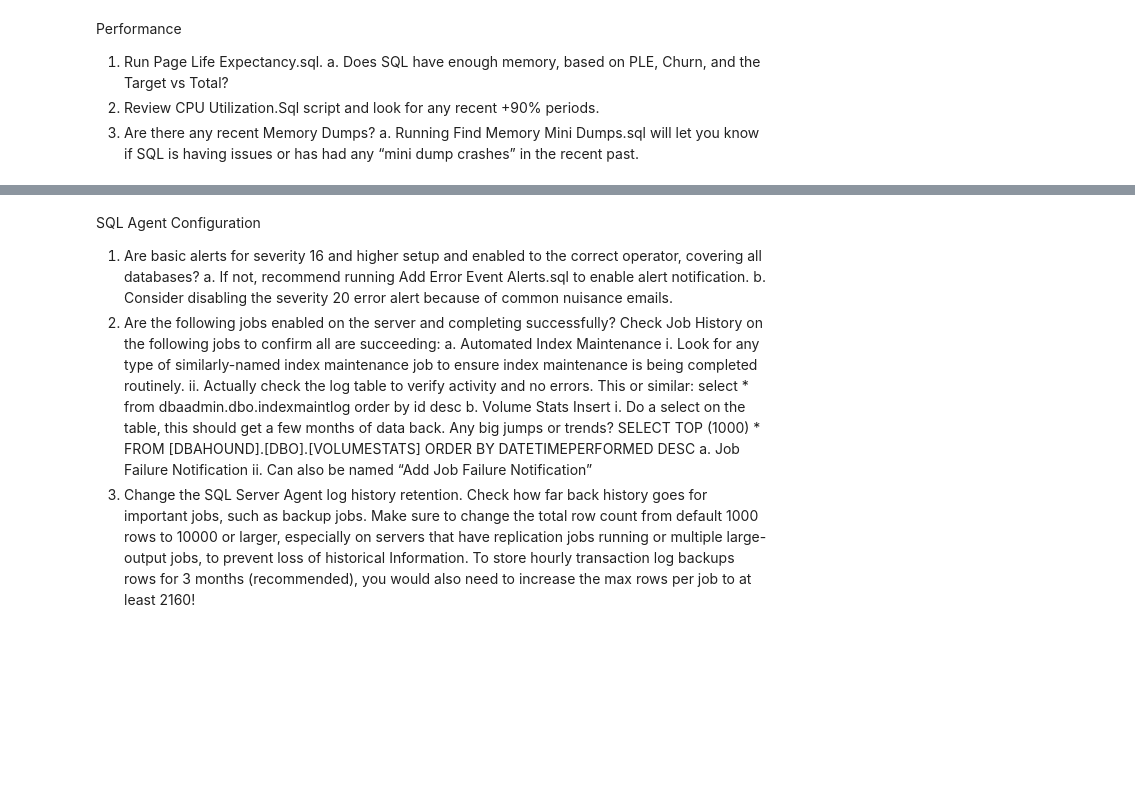
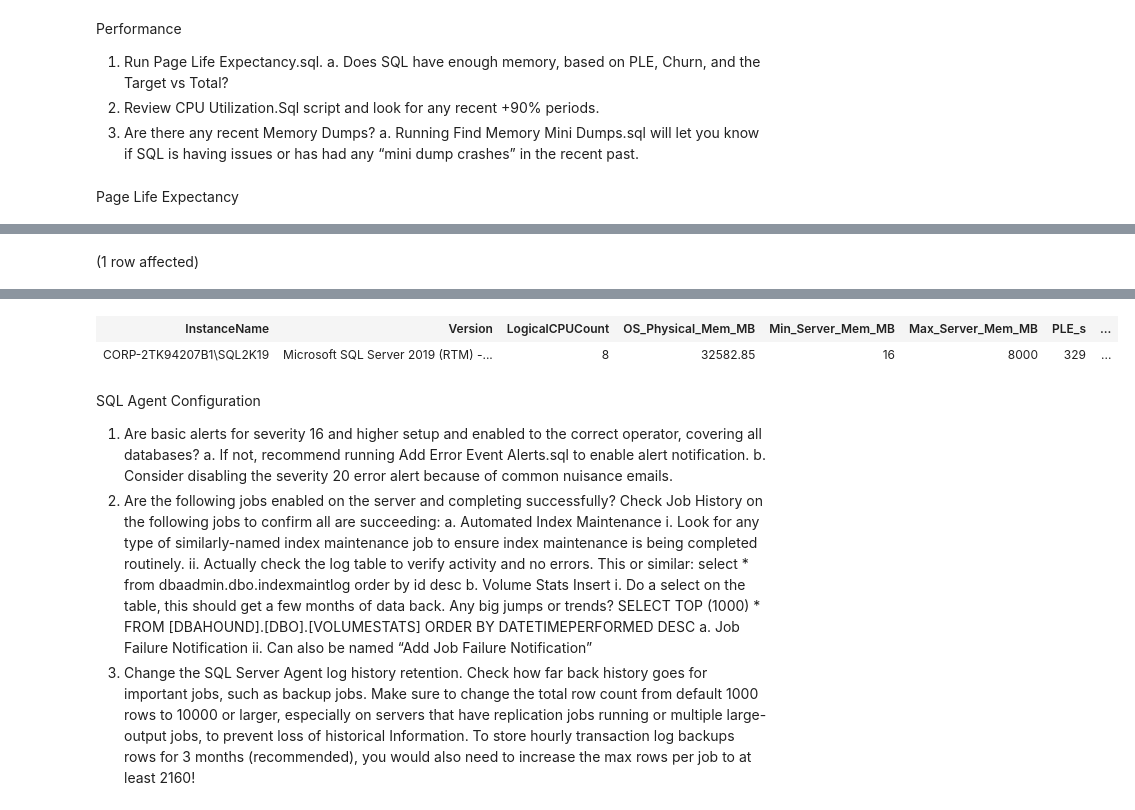
Before and after one commit to SparkhoundSQL/sql-server-toolbox, a Jupyter notebook: Stable State Health Checks.ipynb, the cells around one changed output, grey strips where cells are left out. Drawn from its saved outputs; the diff is of its cells as text; code cells hidden in the pictures; blank space fills up the shorter version.

```diff
--- a/Stable State Health Checks.ipynb
+++ b/Stable State Health Checks.ipynb
@@ -223,24 +223,21 @@ select
 ,	Min_Server_Mem_MB = c.[Min_Server_Mem_MB]
 ,	Max_Server_Mem_MB = c.[Max_Server_Mem_MB] --2147483647 means unlimited, just like it shows in SSMS
 ,	p.PLE_s --300s is only an arbitrary rule for smaller memory servers (<16gb), for larger, it should be baselined and measured.
-,	'Churn (MB/s)'			=	cast((p.Total_Server_Mem_GB)/1024./NULLIF(p.PLE_s,0) as decimal(19,2))
+,	'Churn (MB/s)'			=	cast((os.Total_Server_Memory_GB*1024.)/NULLIF(p.PLE_s,0) as decimal(19,2))
 ,	OS_Available_physical_mem_GB = (SELECT cast(available_physical_memory_kb / 1024. / 1024. as decimal(19,2)) from sys.dm_os_sys_memory)
 ,	SQL_Physical_memory_in_use_GB = (SELECT cast(physical_memory_in_use_kb / 1024. / 1024. as decimal(19,2)) from sys.dm_os_process_memory)
-,	p.Total_Server_Mem_GB --May be more or less than memory_in_use
-,	p.Target_Server_Mem_GB
-,	Target_vs_Total = CASE WHEN p.Total_Server_Mem_GB < p.Target_Server_Mem_GB
+,	os.Total_Server_Memory_GB --May be more or less than memory_in_use
+,	os.Target_Server_Memory_GB
+,	Target_vs_Total = CASE WHEN os.Total_Server_Memory_GB < os.Target_Server_Memory_GB
 							THEN 'Target >= Total. SQL wants more memory than it has, or is building up to that point.'
 							ELSE 'Total >= Target. SQL has enough memory to do what it wants.' END
 ,	si.LPIM -- Works on SQL 2016 SP1, 2012 SP4+
 from(
-select
-	InstanceName = @@SERVERNAME
-,	Target_Server_Mem_GB =	max(case counter_name when 'Target Server Memory (KB)' then convert(decimal(19,3), cntr_value/1024./1024.) end)
-,	Total_Server_Mem_GB	=	max(case counter_name when  'Total Server Memory (KB)' then convert(decimal(19,3), cntr_value/1024./1024.) end)
-,	PLE_s	=	max(case counter_name when 'Page life expectancy'  then cntr_value end)
---select *
-from sys.dm_os_performance_counters
---This only looks at one NUMA node. https://www.sqlskills.com/blogs/paul/page-life-expectancy-isnt-what-you-think/
+	select
+		InstanceName = @@SERVERNAME
+	,	PLE_s	=	case when object_name like '%Buffer Manager%' and counter_name = 'Page life expectancy'  then cntr_value end  --This only looks at the overall buffer pool, not individual NUMA nodes. https://www.sqlskills.com/blogs/paul/page-life-expectancy-isnt-what-you-think/
+	from sys.dm_os_performance_counters
+	where object_name like '%Buffer Manager%' and counter_name = 'Page life expectancy'
 )  as p
 inner join (select 'InstanceName' = @@SERVERNAME, Version = @@VERSION,
 			Min_Server_Mem_MB  = max(case when name = 'min server memory (MB)' then convert(bigint, value_in_use) end) ,
@@ -250,9 +247,10 @@ inner join (SELECT 'InstanceName' = @@SERVERNAME
 			, cpu_count , hyperthread_ratio AS 'HyperthreadRatio',
 			cpu_count/hyperthread_ratio AS 'PhysicalCPUCount'
 			, 'Server Physical Mem (MB)' = cast(physical_memory_kb/1024. as decimal(19,2))   -- SQL2012+ only
+			, 	Total_Server_Memory_GB = convert(decimal(19,3), committed_kb / 1024. / 1024.)
+			,	Target_Server_Memory_GB = convert(decimal(19,3), committed_target_kb / 1024. / 1024.)
 			FROM sys.dm_os_sys_info ) as os
 on c.InstanceName=os.InstanceName
-
 
 -- Works on SQL 2016 SP1, 2012 SP4+
 cross apply (select LPIM = CASE sql_memory_model_Desc
@@ -261,5 +259,5 @@ cross apply (select LPIM = CASE sql_memory_model_Desc
 					WHEN 'LARGE_PAGES' THEN 'Lock Pages in Memory privilege is granted in Enterprise mode with Trace Flag 834 ON'
 					END from sys.dm_os_sys_info
 				) as si
-
---adapted from http://www.datavail.com/category-blog/max-server-memory-300-second-rule/
+# %% [output]
+Page Life Expectancy
@@ -265,0 +265 @@ cross apply (select LPIM = CASE sql_memory_model_Desc
+(1 row affected)
@@ -266,3 +267,5 @@ cross apply (select LPIM = CASE sql_memory_model_Desc
+| InstanceName | Version | LogicalCPUCount | OS_Physical_Mem_MB | Min_Server_Mem_MB | Max_Server_Mem_MB | PLE_s | ... |
+| CORP-2TK94207B1\SQL2K19 | Microsoft SQL Server 2019 (RTM) -... | 8 | 32582.85 | 16 | 8000 | 329 | ... |
 # %%
 --CPU Utilization.sql
 --This is simple use of the ring_buffer for historical CPU, goes back a little over 4 hours.
```
Also changed, not shown: parts of 1 cell of this notebook, 4 other files.
